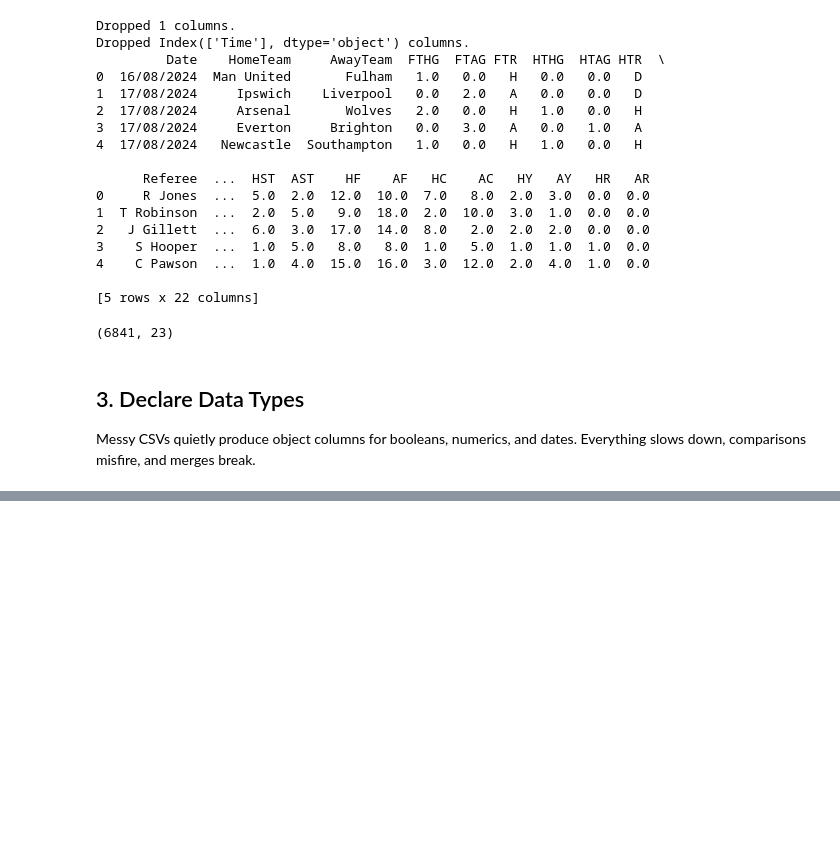
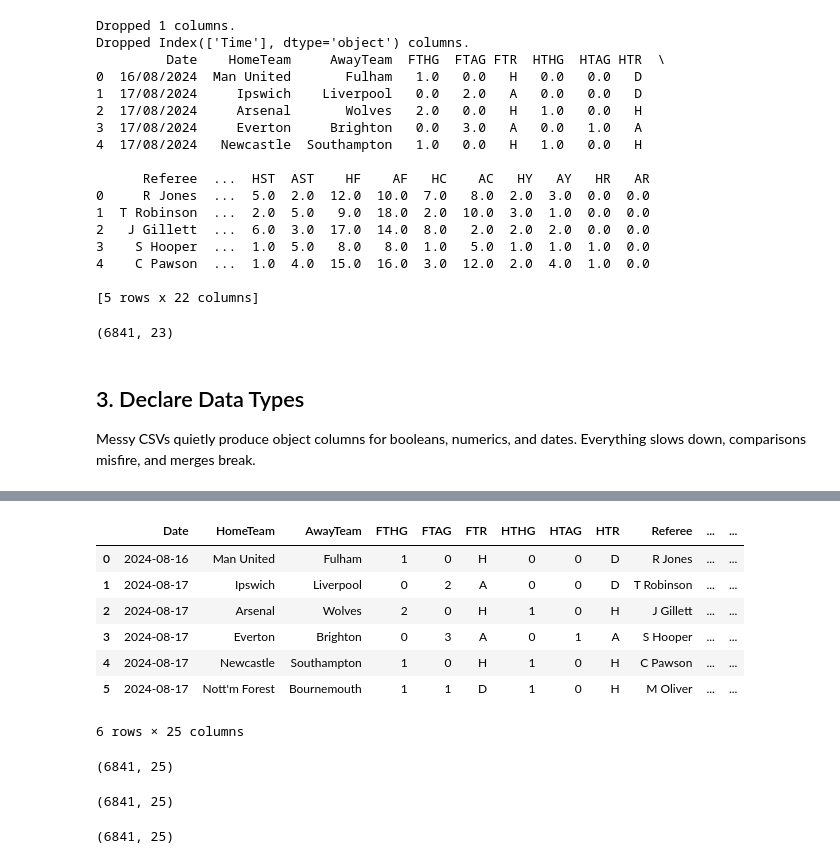
Before and after one commit to Jnyambok/Soca-Scores, a Jupyter notebook: experiments/notebooks/data_cleaning.ipynb, the cells around one changed output, grey strips where cells are left out. Saved outputs shown, nothing was run; the diff lists cells and outputs as text; code cells hidden in the pictures; blank space fills up the shorter version.

```diff
--- a/experiments/notebooks/data_cleaning.ipynb
+++ b/experiments/notebooks/data_cleaning.ipynb
@@ -662 +662,29 @@ Day                 object
 dtype: object
+# %%
+enhanced_data_with_no_nulls.head(6)
+# %% [output]
+|  | Date | HomeTeam | AwayTeam | FTHG | FTAG | FTR | HTHG | HTAG | HTR | Referee | ... | ... |
+| 0 | 2024-08-16 | Man United | Fulham | 1 | 0 | H | 0 | 0 | D | R Jones | ... | ... |
+| 1 | 2024-08-17 | Ipswich | Liverpool | 0 | 2 | A | 0 | 0 | D | T Robinson | ... | ... |
+| 2 | 2024-08-17 | Arsenal | Wolves | 2 | 0 | H | 1 | 0 | H | J Gillett | ... | ... |
+| 3 | 2024-08-17 | Everton | Brighton | 0 | 3 | A | 0 | 1 | A | S Hooper | ... | ... |
+| 4 | 2024-08-17 | Newcastle | Southampton | 1 | 0 | H | 1 | 0 | H | C Pawson | ... | ... |
+| 5 | 2024-08-17 | Nott'm Forest | Bournemouth | 1 | 1 | D | 1 | 0 | H | M Oliver | ... | ... |
+6 rows × 25 columns
+# %%
+enhanced_data_with_no_nulls.shape
+# %% [output]
+(6841, 25)
+# %%
+import numpy as np
+enhanced_data_with_no_nulls = enhanced_data_with_no_nulls.replace(r'^\s*$', np.nan, regex=True)
+enhanced_data_with_no_nulls = enhanced_data_with_no_nulls.dropna(how='all')
+enhanced_data_with_no_nulls.shape
+# %% [output]
+(6841, 25)
+# %%
+# Only keep rows where 'HomeTeam' (or another core column) actually has a value
+enhanced_data_with_no_nulls = enhanced_data_with_no_nulls[enhanced_data_with_no_nulls['HomeTeam'].str.strip().astype(bool)]
+enhanced_data_with_no_nulls.shape
+# %% [output]
+(6841, 25)
```
Also changed, not shown: parts of 23 cells of this notebook, 2 other files.
